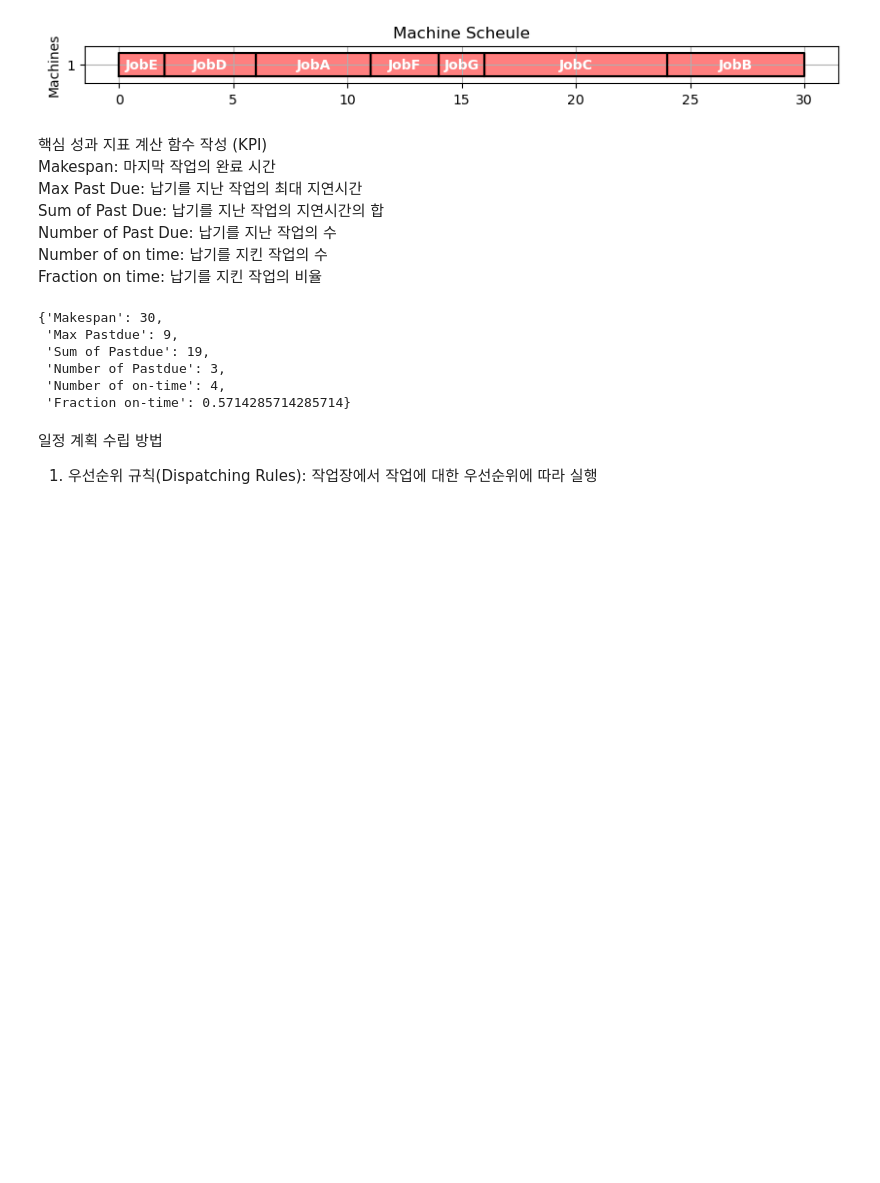
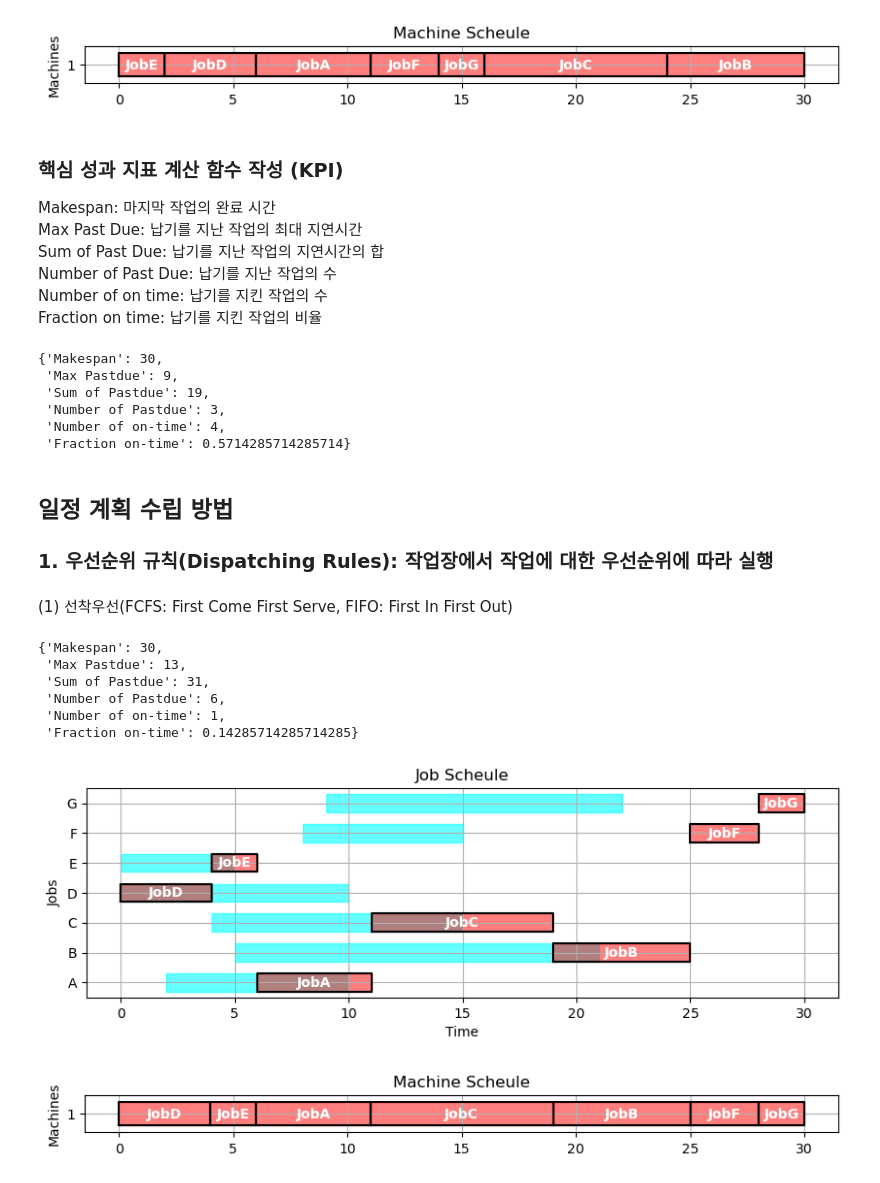
Before and after one commit to ppvid/Optimization_Pyomo, a Jupyter notebook: 간트차트.ipynb, the cells around one changed output. Drawn from its saved outputs; the diff is of its cells as text; code cells hidden in the pictures; blank space fills up the shorter version.

```diff
--- a/간트차트.ipynb
+++ b/간트차트.ipynb
@@ -64,5 +66,6 @@ pprint 모듈을 사용하여 출력 형식을 예쁘게 하기
 # %%
 import pprint as pp
+SCHEDULE=schedule(JOBS,['E','D','A','F','G','C','B'])
 pp.pprint(SCHEDULE)
 # %% [output]
 {'A': {'finish': 11, 'start': 6},
@@ -132,7 +135,7 @@ gantt(JOBS,SCHEDULE)
 [figure]
 [figure]
 # %% [markdown]
-핵심 성과 지표 계산 함수 작성 (KPI)
+### 핵심 성과 지표 계산 함수 작성 (KPI)
 Makespan: 마지막 작업의 완료 시간
 Max Past Due: 납기를 지난 작업의 최대 지연시간
 Sum of Past Due: 납기를 지난 작업의 지연시간의 합
@@ -166,5 +169,24 @@ kpi(JOBS,SCHEDULE)
  'Number of on-time': 4,
  'Fraction on-time': 0.5714285714285714}
 # %% [markdown]
-일정 계획 수립 방법
-1. 우선순위 규칙(Dispatching Rules): 작업장에서 작업에 대한 우선순위에 따라 실행
+## 일정 계획 수립 방법
+### 1. 우선순위 규칙(Dispatching Rules): 작업장에서 작업에 대한 우선순위에 따라 실행
+# %% [markdown]
+(1) 선착우선(FCFS: First Come First Serve, FIFO: First In First Out)
+# %%
+def fcfs(JOBS):
+    #작업의 release 시간 순으로 정렬하여 스케쥴을 생성하는 함수
+    order=sorted(JOBS.keys(),key=lambda j:JOBS[j]['release'])
+    return schedule(JOBS,order) #schedule 함수 사용하고 order 지정
+SCHEDULE=fcfs(JOBS)
+gantt(JOBS,SCHEDULE)
+kpi(JOBS,SCHEDULE)
+# %% [output]
+{'Makespan': 30,
+ 'Max Pastdue': 13,
+ 'Sum of Pastdue': 31,
+ 'Number of Pastdue': 6,
+ 'Number of on-time': 1,
+ 'Fraction on-time': 0.14285714285714285}
+[figure, added]
+[figure, added]
```
Also changed, not shown: parts of 35 cells of this notebook.
